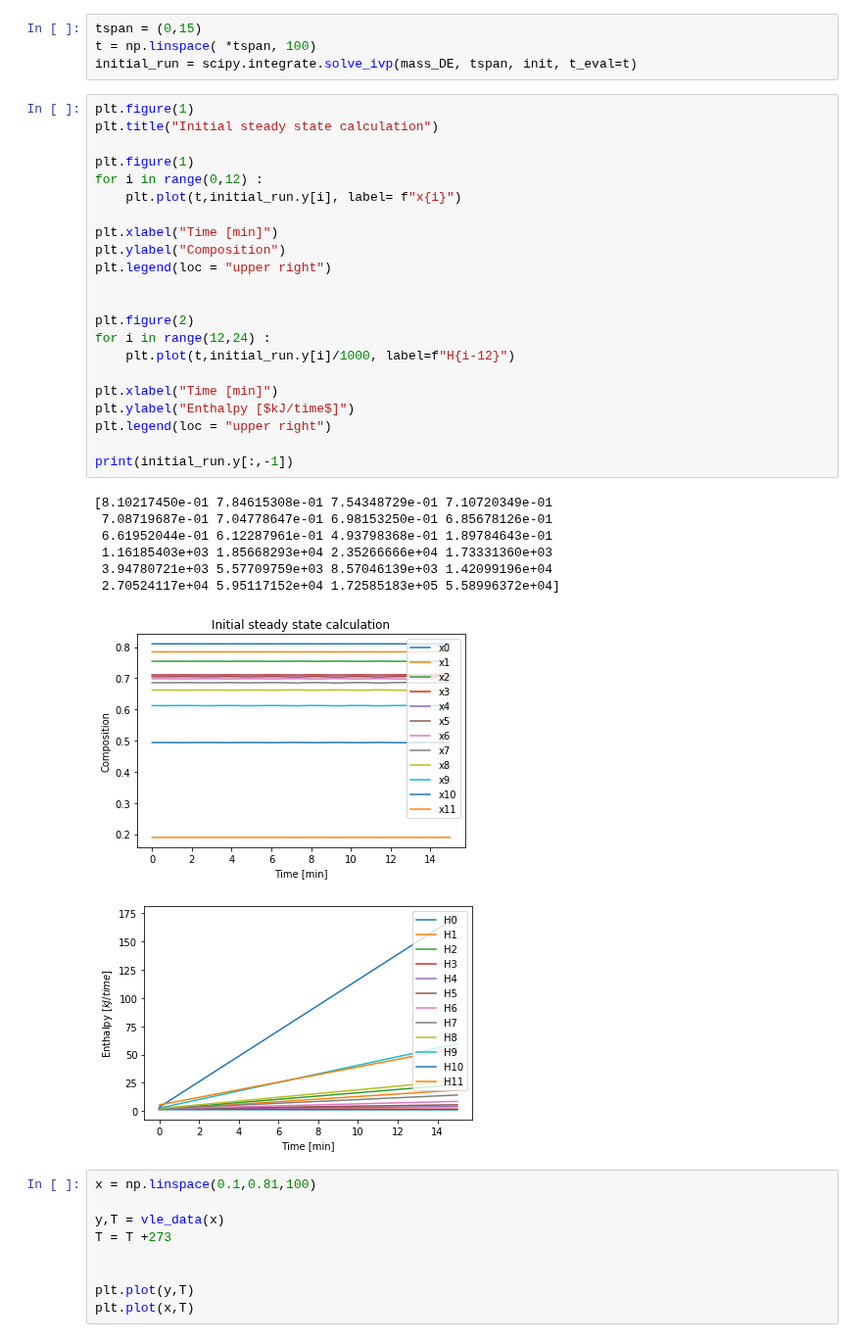
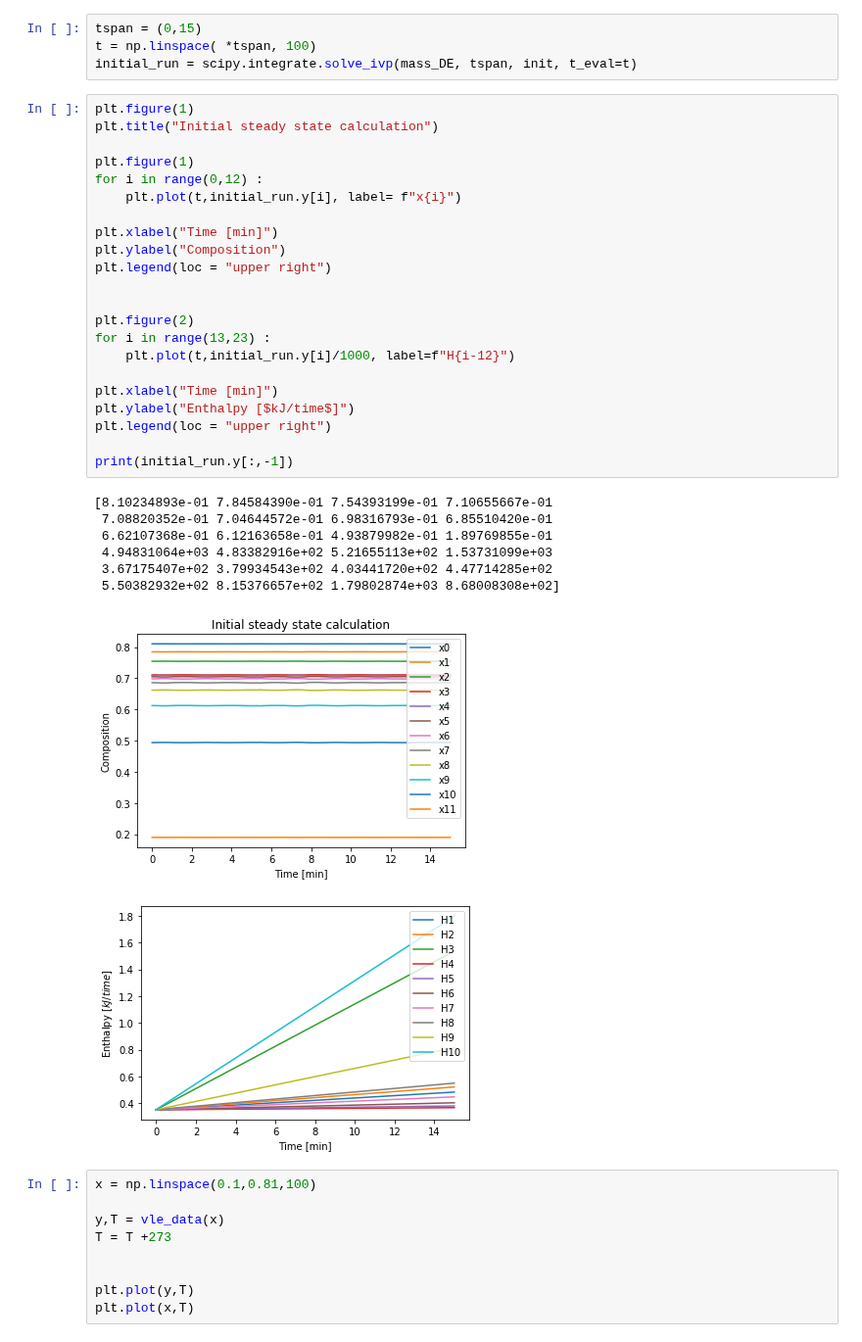
Before and after one commit to albertmitchell3/Distillation_Column, a Jupyter notebook: Basic Distillation Column/Model_2_Getting_Energy_to_Function.ipynb, the cells around one changed output. Shown at 98% size. Saved outputs shown, nothing was run; the diff lists cells and outputs as text.

```diff
--- a/Basic Distillation Column/Model_2_Getting_Energy_to_Function.ipynb
+++ b/Basic Distillation Column/Model_2_Getting_Energy_to_Function.ipynb
@@ -459,34 +459,34 @@ initial_run = scipy.integrate.solve_ivp(mass_DE, tspan, init, t_eval=t)
 # %%
 plt.figure(1)
 plt.title("Initial steady state calculation")
 
 plt.figure(1)
 for i in range(0,12) :
     plt.plot(t,initial_run.y[i], label= f"x{i}")
 
 plt.xlabel("Time [min]")
 plt.ylabel("Composition")
 plt.legend(loc = "upper right")
 
 
 plt.figure(2)
-for i in range(12,24) :
+for i in range(13,23) :
     plt.plot(t,initial_run.y[i]/1000, label=f"H{i-12}")
 
 plt.xlabel("Time [min]")
 plt.ylabel("Enthalpy [$kJ/time$]")
 plt.legend(loc = "upper right")
 
 print(initial_run.y[:,-1])
 # %% [output]
-[8.10217450e-01 7.84615308e-01 7.54348729e-01 7.10720349e-01
- 7.08719687e-01 7.04778647e-01 6.98153250e-01 6.85678126e-01
- 6.61952044e-01 6.12287961e-01 4.93798368e-01 1.89784643e-01
- 1.16185403e+03 1.85668293e+04 2.35266666e+04 1.73331360e+03
- 3.94780721e+03 5.57709759e+03 8.57046139e+03 1.42099196e+04
- 2.70524117e+04 5.95117152e+04 1.72585183e+05 5.58996372e+04]
+[8.10234893e-01 7.84584390e-01 7.54393199e-01 7.10655667e-01
+ 7.08820352e-01 7.04644572e-01 6.98316793e-01 6.85510420e-01
+ 6.62107368e-01 6.12163658e-01 4.93879982e-01 1.89769855e-01
+ 4.94831064e+03 4.83382916e+02 5.21655113e+02 1.53731099e+03
+ 3.67175407e+02 3.79934543e+02 4.03441720e+02 4.47714285e+02
+ 5.50382932e+02 8.15376657e+02 1.79802874e+03 8.68008308e+02]
 [figure]
-[figure, old version]
+[figure, new version]
 # %%
 x = np.linspace(0.1,0.81,100)
 
```
Also changed, not shown: parts of 2 cells of this notebook.
